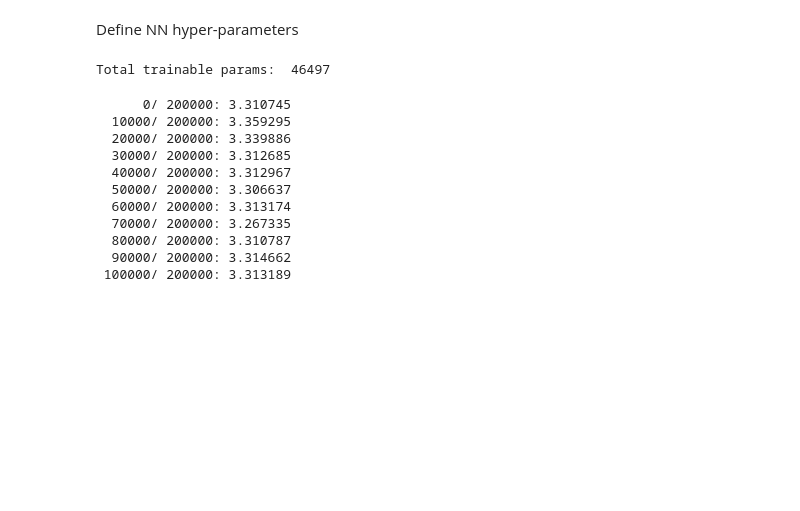
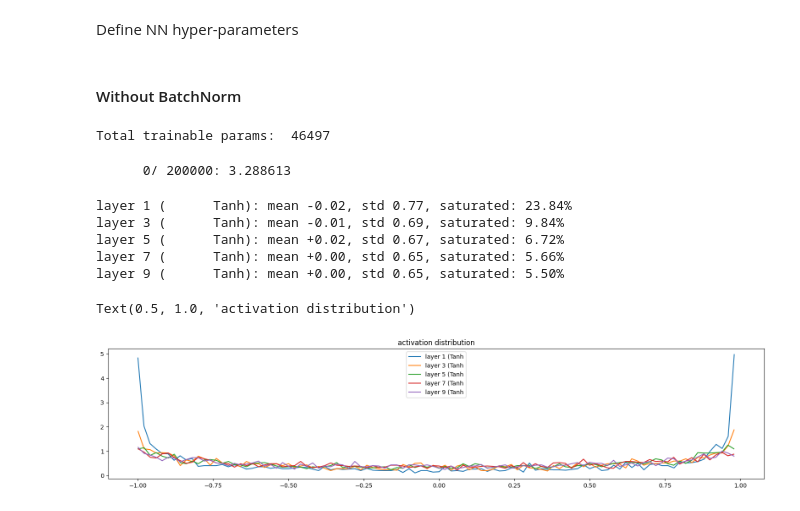
Before and after one commit to suvigyajain0101/NLP, a Jupyter notebook: LLMs/LanguageModelling_RNN.ipynb, the cells around one changed output. Cells and saved outputs as stored; diff of their text form; code cells hidden in the pictures; blank space fills up the shorter version.

Commit message:
pytorch version - completed without BatchNorm

```diff
--- a/LLMs/LanguageModelling_RNN.ipynb
+++ b/LLMs/LanguageModelling_RNN.ipynb
@@ -821,6 +821,8 @@ Define NN hyper-parameters
 n_embd = 10
 n_hidden = 100
 g = torch.Generator().manual_seed(100)
+# %% [markdown]
+#### Without BatchNorm
 # %%
 C = torch.randn((vocab_size, n_embd), generator=g)
 
@@ -879,21 +881,34 @@ for k in range(max_steps):
   # Update parameters
   lr = 0.1 if k < 100000 else 0.01
   for p in parameters:
-    p.grad += -lr * p.grad
+    p.data += -lr * p.grad
 
   # Track stats
   if k % 10000 == 0:
     print(f'{k:7d}/{max_steps:7d}: {loss.item():4f}')
   lossi.append(loss.log10().item())
+
+  break
 # %% [output]
-      0/ 200000: 3.310745
-  10000/ 200000: 3.359295
-  20000/ 200000: 3.339886
-  30000/ 200000: 3.312685
-  40000/ 200000: 3.312967
-  50000/ 200000: 3.306637
-  60000/ 200000: 3.313174
-  70000/ 200000: 3.267335
-  80000/ 200000: 3.310787
-  90000/ 200000: 3.314662
- 100000/ 200000: 3.313189
+      0/ 200000: 3.288613
+# %%
+# visualize histograms
+plt.figure(figsize=(20, 4)) # width and height of the plot
+legends = []
+for i, layer in enumerate(layers[:-1]): # note: exclude the output layer
+  if isinstance(layer, Tanh):
+    t = layer.out
+    print('layer %d (%10s): mean %+.2f, std %.2f, saturated: %.2f%%' % (i, layer.__class__.__name__, t.mean(), t.std(), (t.abs() > 0.97).float().mean()*100))
+    hy, hx = torch.histogram(t, density=True)
+    plt.plot(hx[:-1].detach(), hy.detach())
+    legends.append(f'layer {i} ({layer.__class__.__name__}')
+plt.legend(legends);
+plt.title('activation distribution')
+# %% [output]
+layer 1 (      Tanh): mean -0.02, std 0.77, saturated: 23.84%
+layer 3 (      Tanh): mean -0.01, std 0.69, saturated: 9.84%
+layer 5 (      Tanh): mean +0.02, std 0.67, saturated: 6.72%
+layer 7 (      Tanh): mean +0.00, std 0.65, saturated: 5.66%
+layer 9 (      Tanh): mean +0.00, std 0.65, saturated: 5.50%
+Text(0.5, 1.0, 'activation distribution')
+[figure, added]
```
Also changed, not shown: parts of 3 cells of this notebook.
